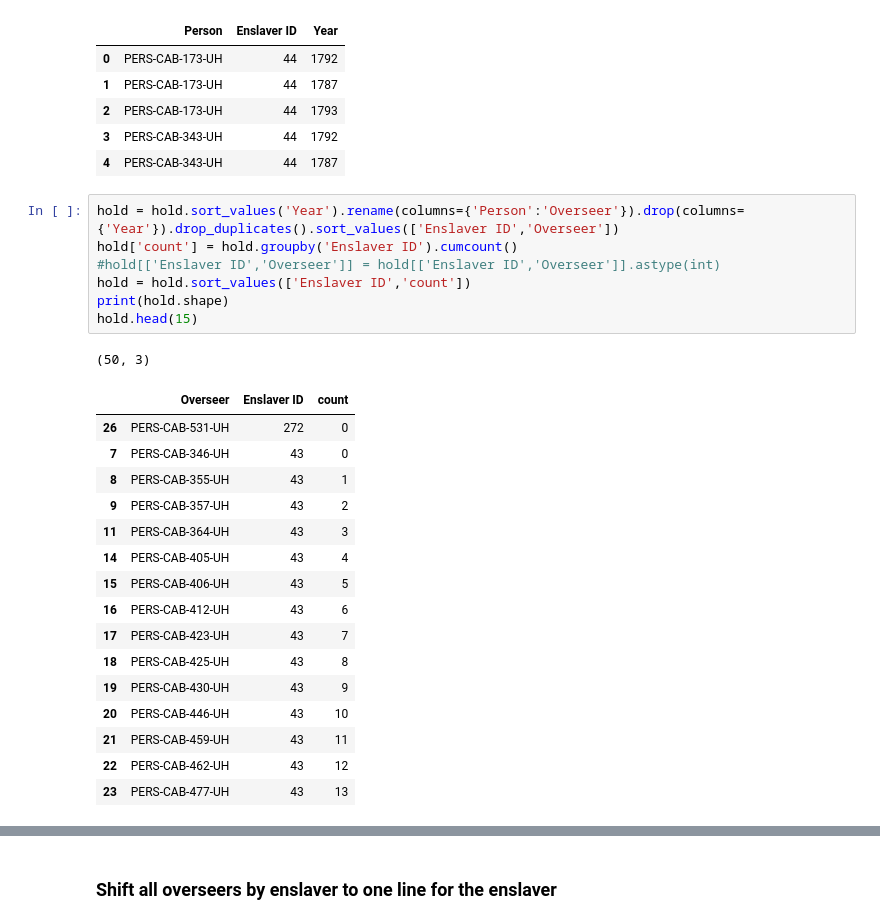
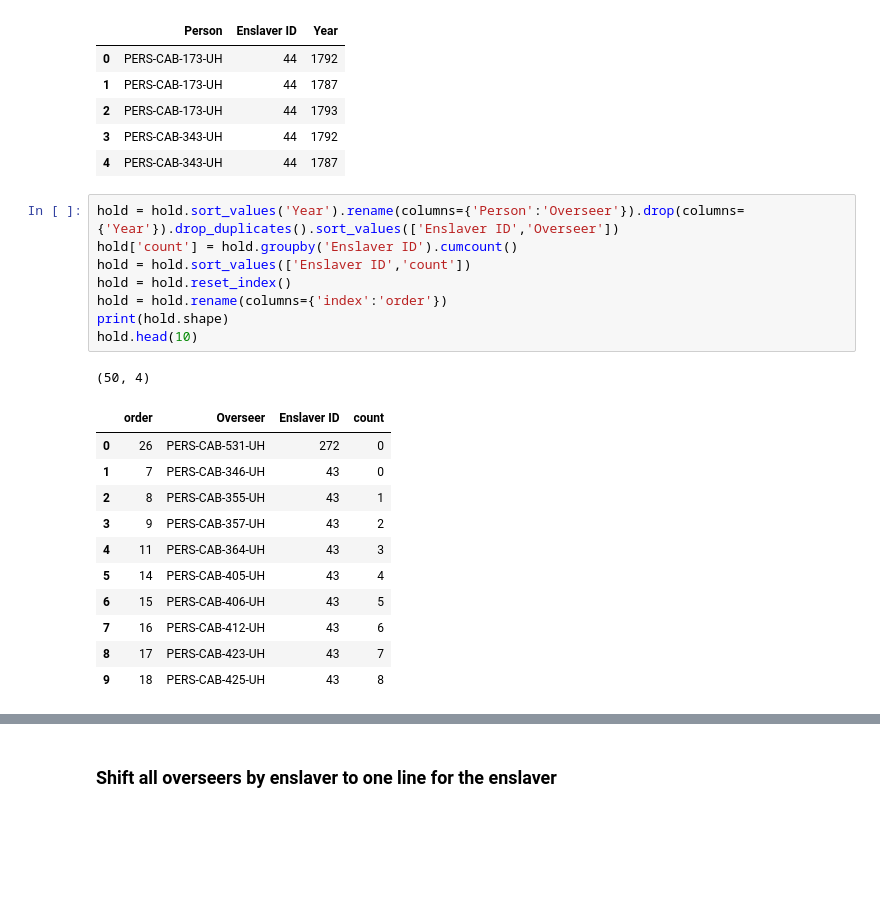
Before and after one commit to turtlek/CabellFamSociety, a Jupyter notebook: EnslavedData_UnionHill.ipynb, the cells around one changed output, grey strips where cells are left out. Cells and saved outputs as stored; diff of their text form; blank space fills up the shorter version.

```diff
--- a/EnslavedData_UnionHill.ipynb
+++ b/EnslavedData_UnionHill.ipynb
@@ -1200,25 +1106,21 @@ hold.head()
 # %%
 hold = hold.sort_values('Year').rename(columns={'Person':'Overseer'}).drop(columns={'Year'}).drop_duplicates().sort_values(['Enslaver ID','Overseer'])
 hold['count'] = hold.groupby('Enslaver ID').cumcount()
-#hold[['Enslaver ID','Overseer']] = hold[['Enslaver ID','Overseer']].astype(int)
 hold = hold.sort_values(['Enslaver ID','count'])
+hold = hold.reset_index()
+hold = hold.rename(columns={'index':'order'})
 print(hold.shape)
-hold.head(15)
+hold.head(10)
 # %% [output]
-(50, 3)
+(50, 4)
-|  | Overseer | Enslaver ID | count |
-| 26 | PERS-CAB-531-UH | 272 | 0 |
-| 7 | PERS-CAB-346-UH | 43 | 0 |
-| 8 | PERS-CAB-355-UH | 43 | 1 |
-| 9 | PERS-CAB-357-UH | 43 | 2 |
-| 11 | PERS-CAB-364-UH | 43 | 3 |
-| 14 | PERS-CAB-405-UH | 43 | 4 |
-| 15 | PERS-CAB-406-UH | 43 | 5 |
-| 16 | PERS-CAB-412-UH | 43 | 6 |
-| 17 | PERS-CAB-423-UH | 43 | 7 |
-| 18 | PERS-CAB-425-UH | 43 | 8 |
-| 19 | PERS-CAB-430-UH | 43 | 9 |
-| 20 | PERS-CAB-446-UH | 43 | 10 |
-| 21 | PERS-CAB-459-UH | 43 | 11 |
-| 22 | PERS-CAB-462-UH | 43 | 12 |
-| 23 | PERS-CAB-477-UH | 43 | 13 |
+|  | order | Overseer | Enslaver ID | count |
+| 0 | 26 | PERS-CAB-531-UH | 272 | 0 |
+| 1 | 7 | PERS-CAB-346-UH | 43 | 0 |
+| 2 | 8 | PERS-CAB-355-UH | 43 | 1 |
+| 3 | 9 | PERS-CAB-357-UH | 43 | 2 |
+| 4 | 11 | PERS-CAB-364-UH | 43 | 3 |
+| 5 | 14 | PERS-CAB-405-UH | 43 | 4 |
+| 6 | 15 | PERS-CAB-406-UH | 43 | 5 |
+| 7 | 16 | PERS-CAB-412-UH | 43 | 6 |
+| 8 | 17 | PERS-CAB-423-UH | 43 | 7 |
+| 9 | 18 | PERS-CAB-425-UH | 43 | 8 |
```
Also changed, not shown: parts of 112 cells of this notebook.
